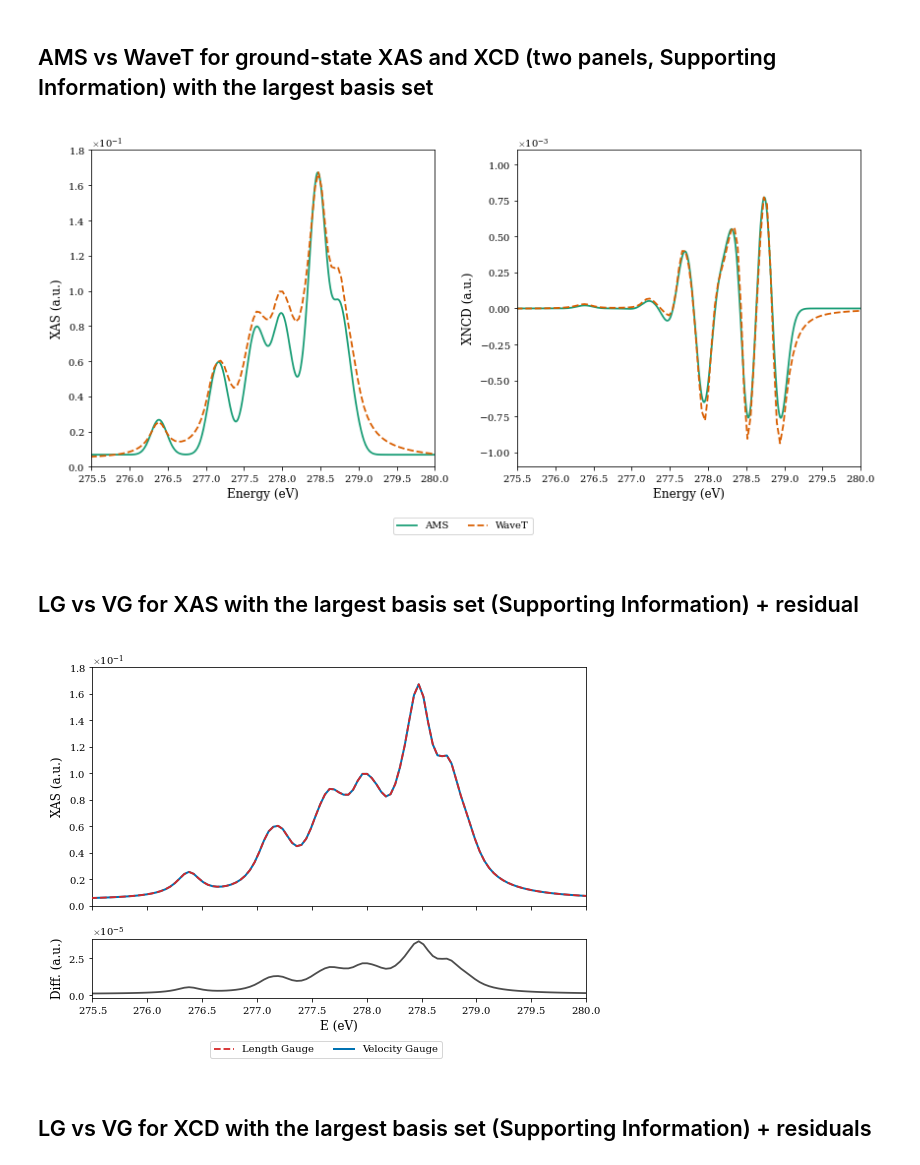
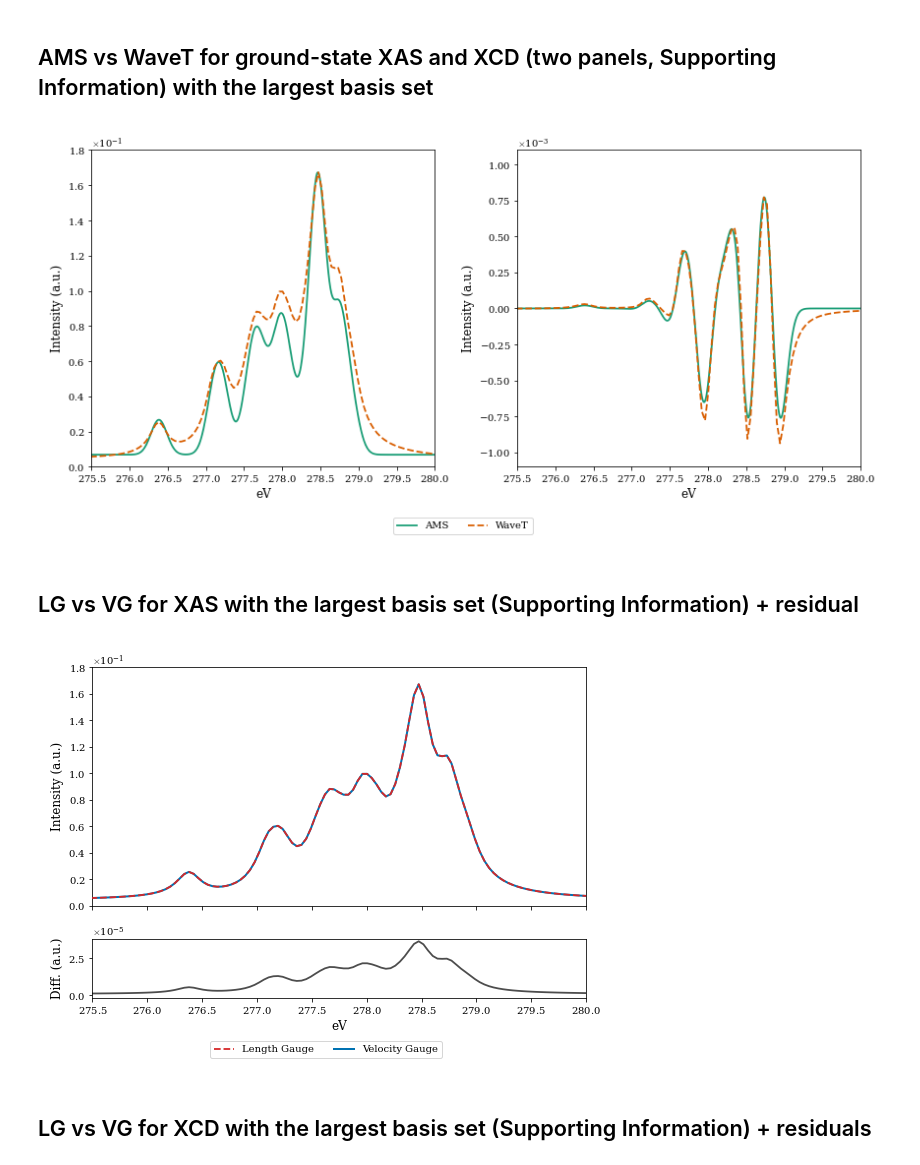
Before and after one commit to Spoksonat/article-xas-xncd, a Jupyter notebook: notebooks/plots.ipynb, the cells around one changed output. Drawn from its saved outputs; the diff is of its cells as text; code cells hidden in the pictures.

```diff
--- a/notebooks/plots.ipynb
+++ b/notebooks/plots.ipynb
@@ -1424,38 +1338,38 @@ style_ams = {"color": "#1b9e77", "linestyle": "-", "linewidth": 1.8}
 style_wavet = {"color": "#d95f02", "linestyle": "--", "linewidth": 1.8}
 
 # XAS
 line_ams_xas, = ax1.plot(E_common, xas_ams, label="AMS", **style_ams)
 line_wavet_xas, = ax1.plot(E_gas_xas_bs2_gs_lg, xas_bs2_gs_lg, label="WaveT", **style_wavet)
 ax1.set_xlim(E_min, E_max)
 ax1.set_ylim(0.0, 0.18)
-ax1.set_xlabel("Energy (eV)")
-ax1.set_ylabel("XAS (a.u.)")
+ax1.set_xlabel("eV")
+ax1.set_ylabel("Intensity (a.u.)")
 ax1.ticklabel_format(style="plain", axis="x", useMathText=True)
 ax1.ticklabel_format(style="sci", axis="y", scilimits=(0, 0), useMathText=True)
 
 # XCD
 ax2.plot(E_common, xcd_ams, label="AMS", **style_ams)
 ax2.plot(E_gas_xcd_bs2_gs_lg, xcd_bs2_gs_lg, label="WaveT", **style_wavet)
 ax2.set_xlim(E_min, E_max)
 ax2.set_ylim(-0.0011, 0.0011)
-ax2.set_xlabel("Energy (eV)")
-ax2.set_ylabel("XNCD (a.u.)")
+ax2.set_xlabel("eV")
+ax2.set_ylabel("Intensity (a.u.)")
 ax2.ticklabel_format(style="plain", axis="x", useMathText=True)
 ax2.ticklabel_format(style="sci", axis="y", scilimits=(0, 0), useMathText=True)
 
 # Single legend at bottom of canvas
 fig.legend(
     handles=[line_ams_xas, line_wavet_xas],
     labels=["AMS", "WaveT"],
     loc="lower center",
     ncol=2,
     frameon=True,
     bbox_to_anchor=(0.5, 0.02),
 )
 
 fig.tight_layout(rect=(0, 0.08, 1, 1))
 # %% [output]
-[figure, old version]
+[figure, new version]
 # %% [markdown]
 ## LG vs VG for XAS with the largest basis set (Supporting Information) + residual
 # %%
@@ -1475,14 +1389,14 @@ line_lg, = ax_main.plot(E_gas_xas_bs2_gs_lg, xas_bs2_gs_lg, label="Length Gauge"
 line_vg, = ax_main.plot(E_gas_xas_bs2_gs_vg, xas_bs2_gs_vg, label="Velocity Gauge", **style_vg)
 ax_main.set_xlim(275.5, 280)
 ax_main.set_ylim(0.0, 0.18)
-ax_main.set_ylabel("XAS (a.u.)")
+ax_main.set_ylabel("Intensity (a.u.)")
 ax_main.ticklabel_format(style="sci", axis="y", scilimits=(0, 0), useMathText=True)
 
 # Residuals panel (small rectangle below)
 residual = xas_bs2_gs_lg - xas_bs2_gs_vg
 ax_res.plot(E_gas_xas_bs2_gs_lg, residual, color="#4d4d4d", linestyle="-", linewidth=1.8)
 ax_res.set_xlim(275.5, 280)
-ax_res.set_xlabel("E (eV)")
+ax_res.set_xlabel("eV")
 ax_res.set_ylabel("Diff. (a.u.)")
 ax_res.ticklabel_format(style="plain", axis="x", useMathText=True)
 ax_res.ticklabel_format(style="sci", axis="y", scilimits=(0, 0), useMathText=True)
@@ -1499,7 +1413,7 @@ fig.legend(
 
 fig.tight_layout(rect=(0, 0.06, 1, 1))
 # %% [output]
-[figure, old version]
+[figure, new version]
 # %% [markdown]
 ## LG vs VG for XCD with the largest basis set (Supporting Information) + residuals
 # %%
```
Also changed, not shown: parts of 11 cells of this notebook.
